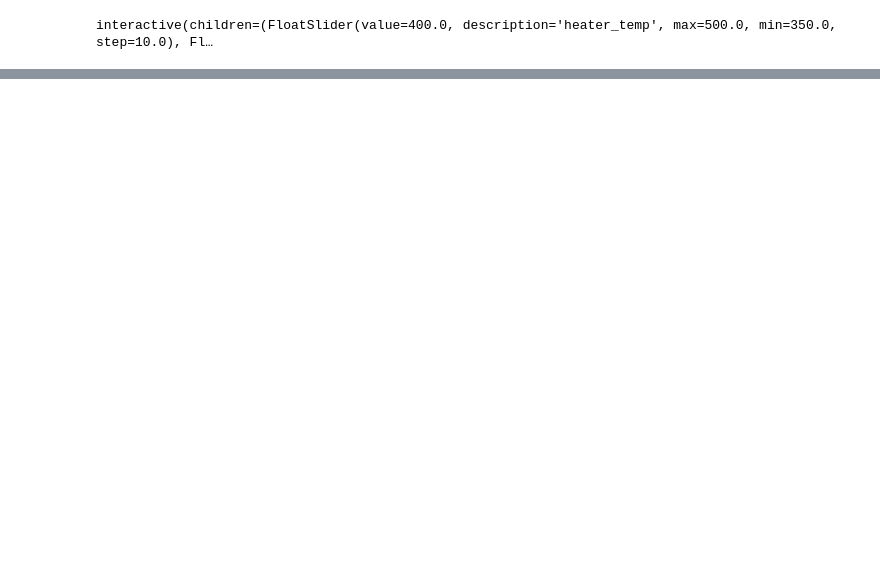
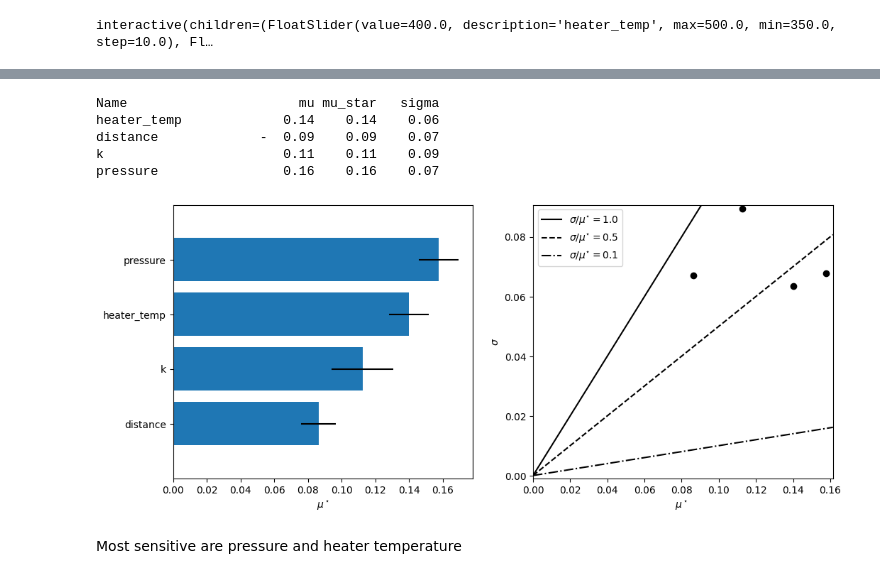
Before and after one commit to wallachma/fuelcell, a Jupyter notebook: Bad_Project_Test.ipynb, the cells around one changed output, grey strips where cells are left out. Cells and saved outputs as stored; diff of their text form; code cells hidden in the pictures; blank space fills up the shorter version.

```diff
--- a/Bad_Project_Test.ipynb
+++ b/Bad_Project_Test.ipynb
@@ -180,0 +201,46 @@ plt.show()
+# %%
+h2_flow_fixed = 1e-7 #fixed values
+o2_flow_fixed = 8e-5
+outputs = np.zeros(sample.shape[0])
+
+for i, params in enumerate(sample):
+    heater_temp = params[0]
+    distance = params[1]
+    k = params[2]
+    pressure = params[3]
+
+    results = fuel_cell_outputs(
+        heater_temp=heater_temp,
+        distance=distance,
+        k=k,
+        h2_flow=h2_flow_fixed,
+        o2_flow=o2_flow_fixed,
+        pressure=pressure
+    )
+
+    T_mem = results[0]
+    annual_energy = results[1]
+    annual_h2o = results[2]
+    power = results[3]
+    outputs[i] = power
+# %%
+Si = ma.analyze(morris_problem, sample, outputs, num_levels=num_levels, print_to_console=False)
+
+print("{:20s} {:>7s} {:>7s} {:>7s}".format("Name", "mu", "mu_star", "sigma"))
+for name, s1, st, mean in zip(morris_problem['names'], Si['mu'], Si['mu_star'], Si['sigma']):
+    print("{:20s} {:=7.2f} {:=7.2f} {:=7.2f}".format(name, s1, st, mean))
+
+# === Plot results ===
+fig, (ax1, ax2) = plt.subplots(1, 2, figsize=(12,5))
+mp.horizontal_bar_plot(ax1, Si)
+mp.covariance_plot(ax2, Si)
+plt.show()
+# %% [output]
+Name                      mu mu_star   sigma
+heater_temp             0.14    0.14    0.06
+distance             -  0.09    0.09    0.07
+k                       0.11    0.11    0.09
+pressure                0.16    0.16    0.07
+[figure, added]
+# %% [markdown]
+Most sensitive are pressure and heater temperature
```
Also changed, not shown: parts of 2 cells of this notebook.
